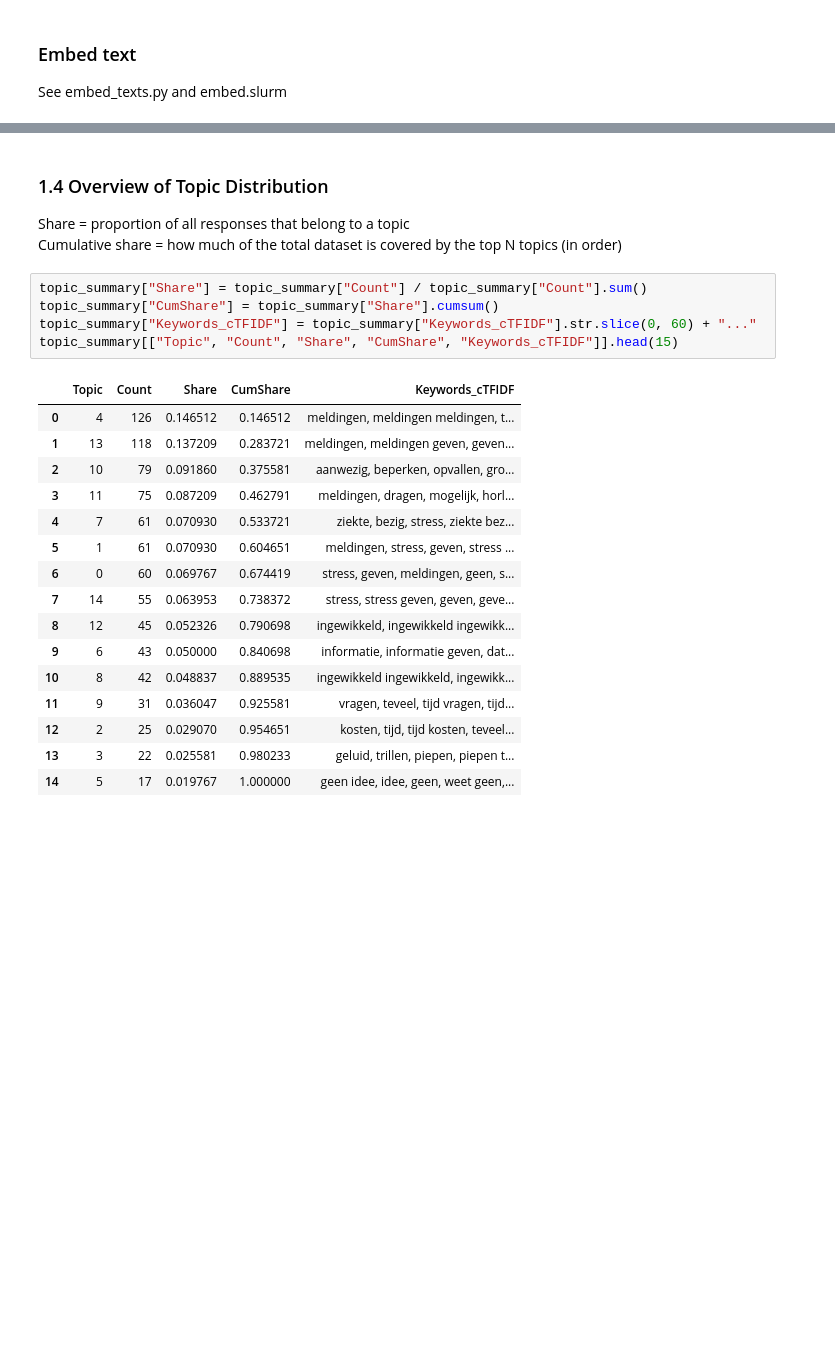
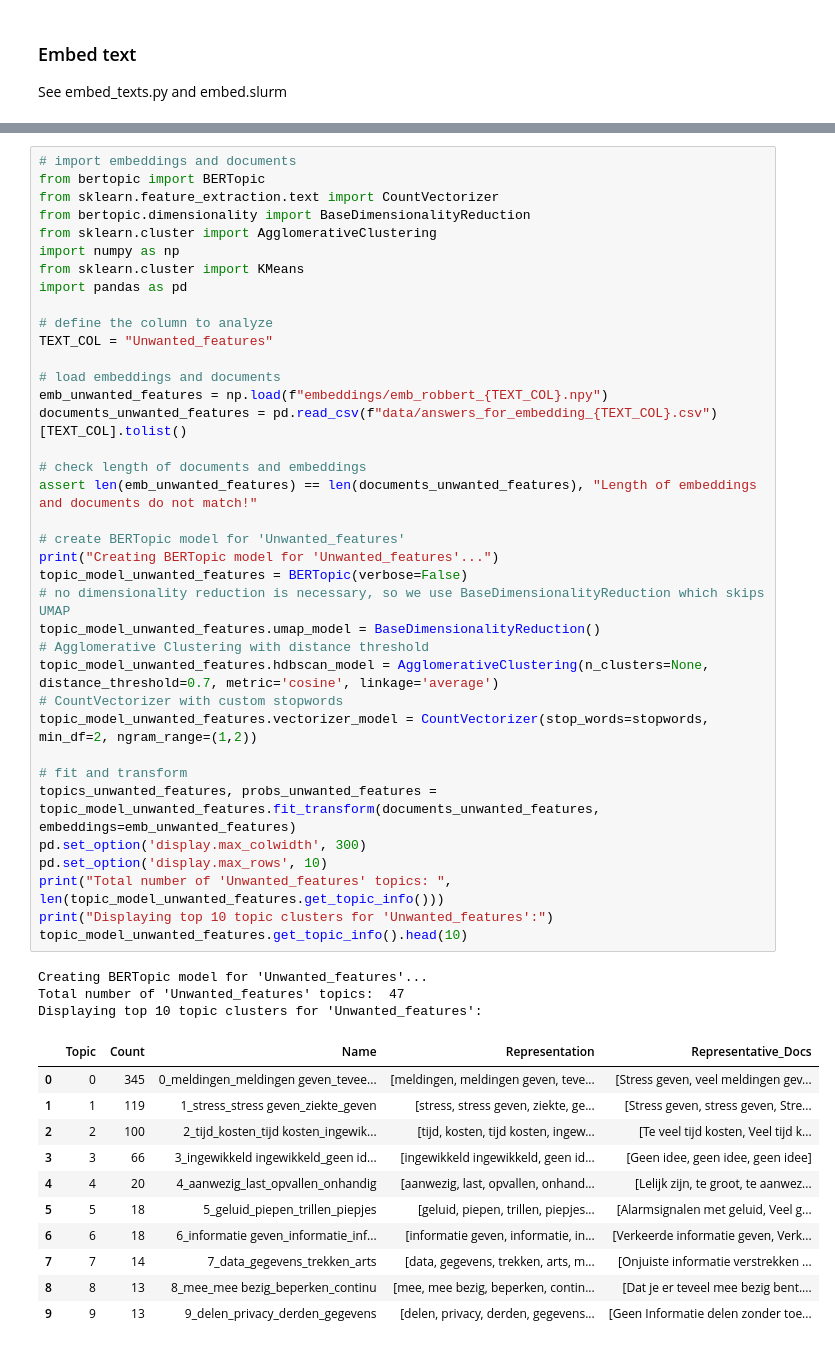
Before and after one commit to zhang-jiaxu/IBDigitalNLP, a Jupyter notebook: open_question_analysis.ipynb, the cells around one changed output, grey strips where cells are left out. Saved outputs shown, nothing was run; the diff lists cells and outputs as text; blank space fills up the shorter version.

```diff
--- a/open_question_analysis.ipynb
+++ b/open_question_analysis.ipynb
@@ -282,26 +52,52 @@ Topic summary:
-# %% [markdown]
-### 1.4 Overview of Topic Distribution
-Share = proportion of all responses that belong to a topic
-Cumulative share = how much of the total dataset is covered by the top N topics (in order)
-# %%
-topic_summary["Share"] = topic_summary["Count"] / topic_summary["Count"].sum()
-topic_summary["CumShare"] = topic_summary["Share"].cumsum()
-topic_summary["Keywords_cTFIDF"] = topic_summary["Keywords_cTFIDF"].str.slice(0, 60) + "..."
-topic_summary[["Topic", "Count", "Share", "CumShare", "Keywords_cTFIDF"]].head(15)
-# %% [output]
-|  | Topic | Count | Share | CumShare | Keywords_cTFIDF |
-| 0 | 4 | 126 | 0.146512 | 0.146512 | meldingen, meldingen meldingen, t... |
-| 1 | 13 | 118 | 0.137209 | 0.283721 | meldingen, meldingen geven, geven... |
-| 2 | 10 | 79 | 0.091860 | 0.375581 | aanwezig, beperken, opvallen, gro... |
-| 3 | 11 | 75 | 0.087209 | 0.462791 | meldingen, dragen, mogelijk, horl... |
-| 4 | 7 | 61 | 0.070930 | 0.533721 | ziekte, bezig, stress, ziekte bez... |
-| 5 | 1 | 61 | 0.070930 | 0.604651 | meldingen, stress, geven, stress ... |
-| 6 | 0 | 60 | 0.069767 | 0.674419 | stress, geven, meldingen, geen, s... |
-| 7 | 14 | 55 | 0.063953 | 0.738372 | stress, stress geven, geven, geve... |
-| 8 | 12 | 45 | 0.052326 | 0.790698 | ingewikkeld, ingewikkeld ingewikk... |
-| 9 | 6 | 43 | 0.050000 | 0.840698 | informatie, informatie geven, dat... |
-| 10 | 8 | 42 | 0.048837 | 0.889535 | ingewikkeld ingewikkeld, ingewikk... |
-| 11 | 9 | 31 | 0.036047 | 0.925581 | vragen, teveel, tijd vragen, tijd... |
-| 12 | 2 | 25 | 0.029070 | 0.954651 | kosten, tijd, tijd kosten, teveel... |
-| 13 | 3 | 22 | 0.025581 | 0.980233 | geluid, trillen, piepen, piepen t... |
-| 14 | 5 | 17 | 0.019767 | 1.000000 | geen idee, idee, geen, weet geen,... |
+# %%
+# import embeddings and documents
+from bertopic import BERTopic
+from sklearn.feature_extraction.text import CountVectorizer
+from bertopic.dimensionality import BaseDimensionalityReduction
+from sklearn.cluster import AgglomerativeClustering
+import numpy as np
+from sklearn.cluster import KMeans
+import pandas as pd
+
+# define the column to analyze
+TEXT_COL = "Unwanted_features"
+
+# load embeddings and documents
+emb_unwanted_features = np.load(f"embeddings/emb_robbert_{TEXT_COL}.npy")
+documents_unwanted_features = pd.read_csv(f"data/answers_for_embedding_{TEXT_COL}.csv")[TEXT_COL].tolist()
+
+# check length of documents and embeddings
+assert len(emb_unwanted_features) == len(documents_unwanted_features), "Length of embeddings and documents do not match!"
+
+# create BERTopic model for 'Unwanted_features'
+print("Creating BERTopic model for 'Unwanted_features'...")
+topic_model_unwanted_features = BERTopic(verbose=False)
+# no dimensionality reduction is necessary, so we use BaseDimensionalityReduction which skips UMAP
+topic_model_unwanted_features.umap_model = BaseDimensionalityReduction()
+# Agglomerative Clustering with distance threshold
+topic_model_unwanted_features.hdbscan_model = AgglomerativeClustering(n_clusters=None, distance_threshold=0.7, metric='cosine', linkage='average')
+# CountVectorizer with custom stopwords
+topic_model_unwanted_features.vectorizer_model = CountVectorizer(stop_words=stopwords, min_df=2, ngram_range=(1,2))
+
+# fit and transform
+topics_unwanted_features, probs_unwanted_features = topic_model_unwanted_features.fit_transform(documents_unwanted_features, embeddings=emb_unwanted_features)
+pd.set_option('display.max_colwidth', 300)
+pd.set_option('display.max_rows', 10)
+print("Total number of 'Unwanted_features' topics: ", len(topic_model_unwanted_features.get_topic_info()))
+print("Displaying top 10 topic clusters for 'Unwanted_features':")
+topic_model_unwanted_features.get_topic_info().head(10)
+# %% [output]
+Creating BERTopic model for 'Unwanted_features'...
+Total number of 'Unwanted_features' topics:  47
+Displaying top 10 topic clusters for 'Unwanted_features':
+|  | Topic | Count | Name | Representation | Representative_Docs |
+| 0 | 0 | 345 | 0_meldingen_meldingen geven_tevee... | [meldingen, meldingen geven, teve... | [Stress geven, veel meldingen gev... |
+| 1 | 1 | 119 | 1_stress_stress geven_ziekte_geven | [stress, stress geven, ziekte, ge... | [Stress geven, stress geven, Stre... |
+| 2 | 2 | 100 | 2_tijd_kosten_tijd kosten_ingewik... | [tijd, kosten, tijd kosten, ingew... | [Te veel tijd kosten, Veel tijd k... |
+| 3 | 3 | 66 | 3_ingewikkeld ingewikkeld_geen id... | [ingewikkeld ingewikkeld, geen id... | [Geen idee, geen idee, geen idee] |
+| 4 | 4 | 20 | 4_aanwezig_last_opvallen_onhandig | [aanwezig, last, opvallen, onhand... | [Lelijk zijn, te groot, te aanwez... |
+| 5 | 5 | 18 | 5_geluid_piepen_trillen_piepjes | [geluid, piepen, trillen, piepjes... | [Alarmsignalen met geluid, Veel g... |
+| 6 | 6 | 18 | 6_informatie geven_informatie_inf... | [informatie geven, informatie, in... | [Verkeerde informatie geven, Verk... |
+| 7 | 7 | 14 | 7_data_gegevens_trekken_arts | [data, gegevens, trekken, arts, m... | [Onjuiste informatie verstrekken ... |
+| 8 | 8 | 13 | 8_mee_mee bezig_beperken_continu | [mee, mee bezig, beperken, contin... | [Dat je er teveel mee bezig bent.... |
+| 9 | 9 | 13 | 9_delen_privacy_derden_gegevens | [delen, privacy, derden, gegevens... | [Geen Informatie delen zonder toe... |
```
Also changed, not shown: parts of 24 cells of this notebook, 18 other files.
